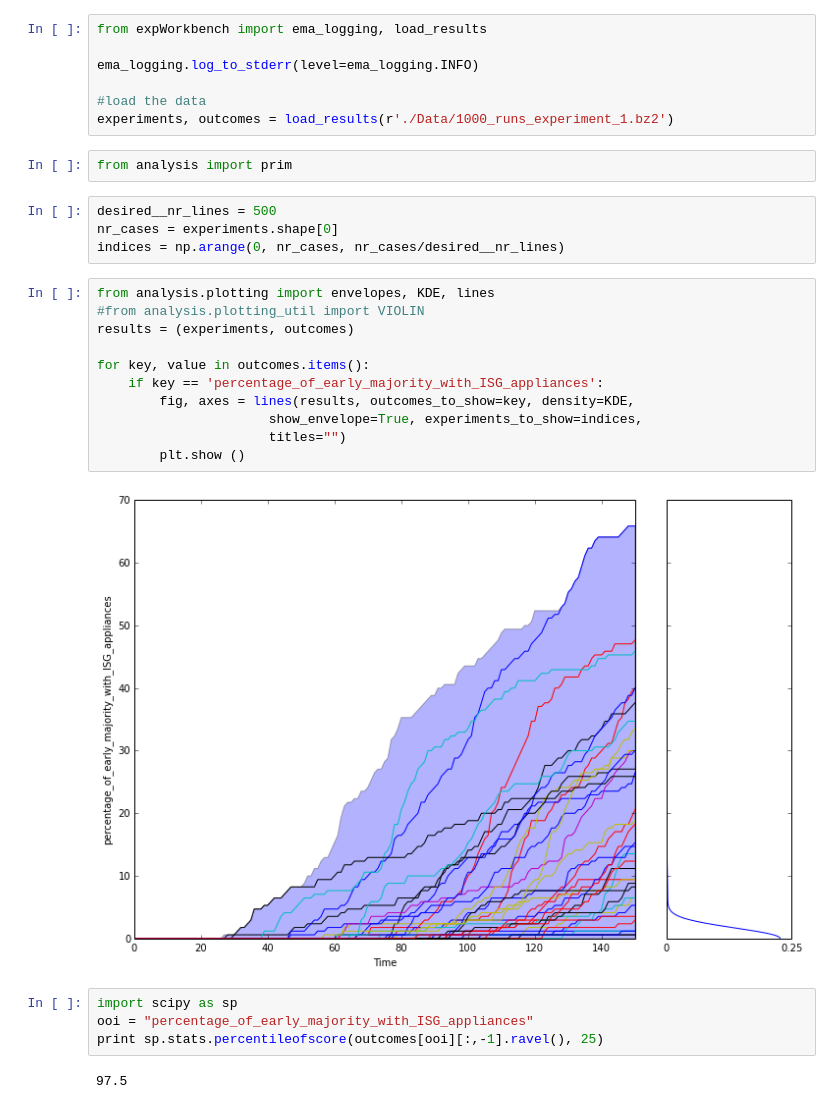
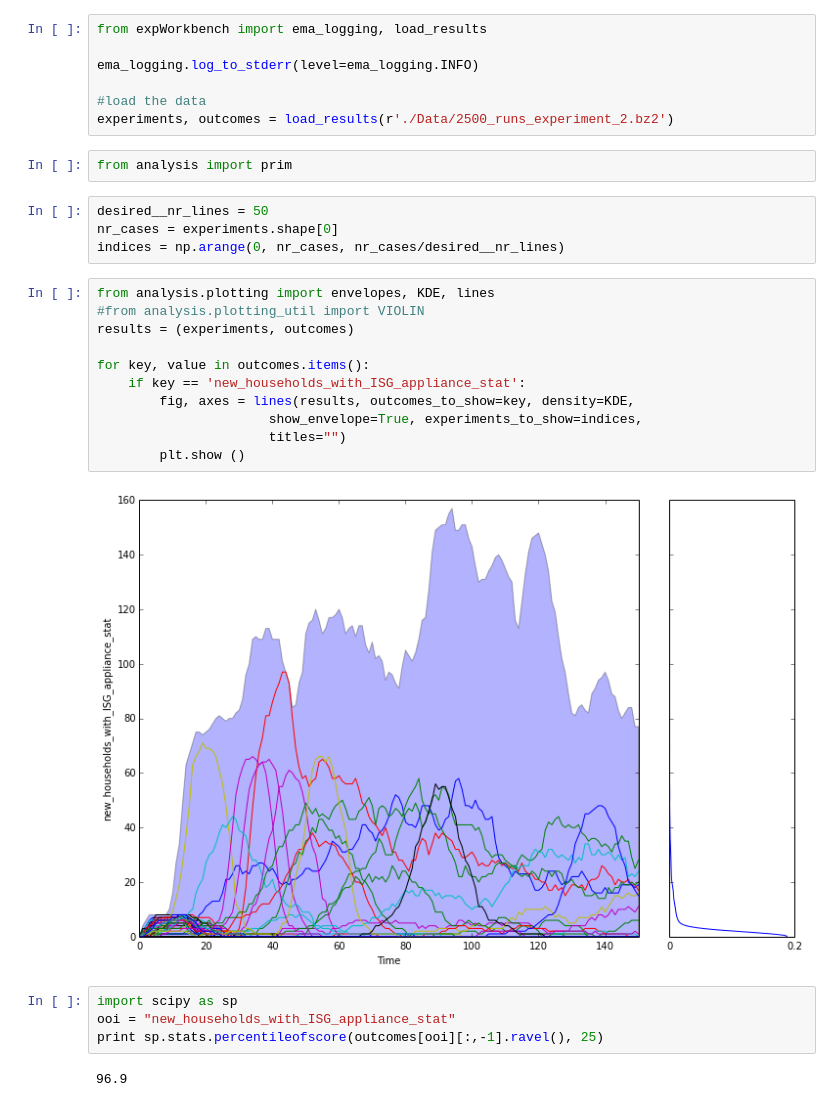
Before and after one commit to tristandewildt/SmartGridDiffusion, a Jupyter notebook: src/notebooks/Diffusion_of_innovations_2.ipynb, the cells around one changed output. Saved outputs shown, nothing was run; the diff lists cells and outputs as text.

Commit message:
With outcomes experiment 2

```diff
--- a/src/notebooks/Diffusion_of_innovations_2.ipynb
+++ b/src/notebooks/Diffusion_of_innovations_2.ipynb
@@ -4,30 +4,30 @@ from expWorkbench import ema_logging, load_results
 ema_logging.log_to_stderr(level=ema_logging.INFO)
 
 #load the data
-experiments, outcomes = load_results(r'./Data/1000_runs_experiment_1.bz2')
+experiments, outcomes = load_results(r'./Data/2500_runs_experiment_2.bz2')
 # %%
 from analysis import prim
 # %%
-desired__nr_lines = 500
+desired__nr_lines = 50
 nr_cases = experiments.shape[0]
 indices = np.arange(0, nr_cases, nr_cases/desired__nr_lines)
 # %%
 from analysis.plotting import envelopes, KDE, lines
 #from analysis.plotting_util import VIOLIN
 results = (experiments, outcomes)
 
 for key, value in outcomes.items():
-    if key == 'percentage_of_early_majority_with_ISG_appliances':
+    if key == 'new_households_with_ISG_appliance_stat':
         fig, axes = lines(results, outcomes_to_show=key, density=KDE,
                       show_envelope=True, experiments_to_show=indices,
                       titles="")
         plt.show ()
 # %% [output]
-[figure, old version]
+[figure, new version]
 # %%
 import scipy as sp
-ooi = "percentage_of_early_majority_with_ISG_appliances"
+ooi = "new_households_with_ISG_appliance_stat"
 print sp.stats.percentileofscore(outcomes[ooi][:,-1].ravel(), 25)
 # %% [output]
-97.5
+96.9
 # %%
```
Also changed, not shown: parts of 6 cells of this notebook, 5 other files.
